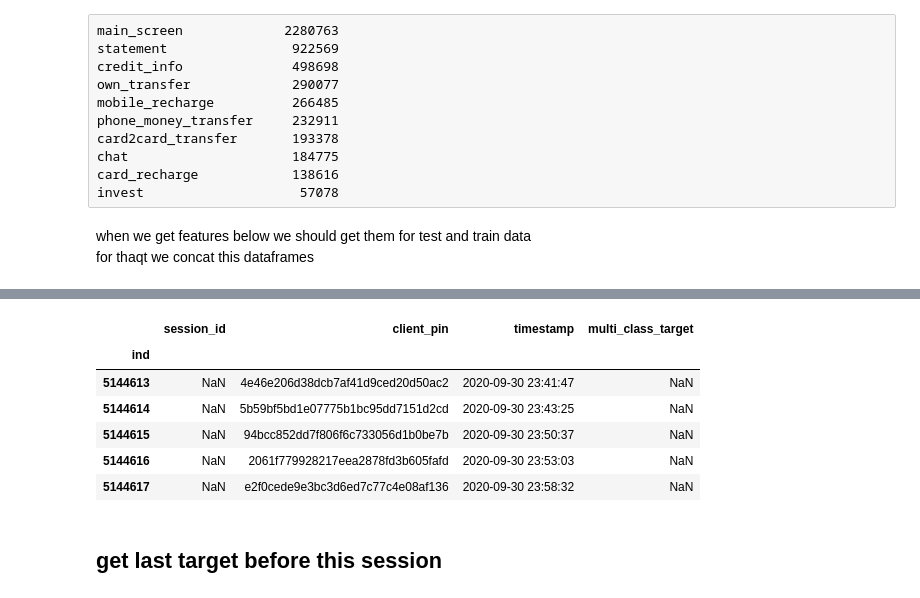
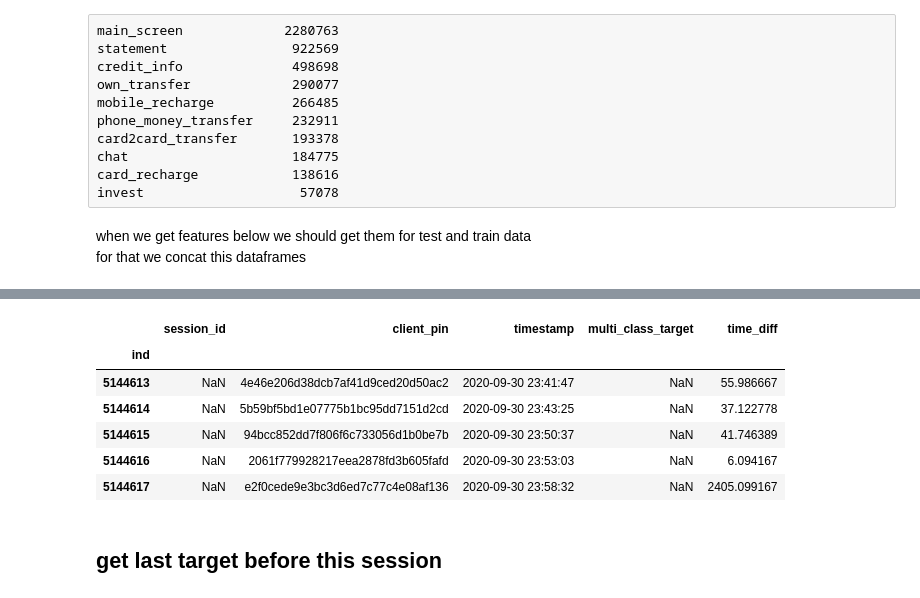
Before and after one commit to v010ch/AlfaBattle20_task1, a Jupyter notebook: step2_features_collect_stats.ipynb, the cells around one changed output, grey strips where cells are left out. Saved outputs shown, nothing was run; the diff lists cells and outputs as text; code cells hidden in the pictures.

```diff
--- a/step2_features_collect_stats.ipynb
+++ b/step2_features_collect_stats.ipynb
@@ -469,9 +469,11 @@ card_recharge            138616
 invest                    57078
 # %% [markdown]
 when we get features below we should get them for test and train data
-for thaqt we concat this dataframes
+for that we concat this dataframes
 # %%
 %%time
+# 1min 7s
+
 data_train = pd.read_csv(os.path.join(DATA, 'alfabattle2_abattle_train_target.csv'), parse_dates=['timestamp'])#.sort_values(by = ['timestamp'])
 data_test = pd.read_csv(os.path.join(DATA, 'alfabattle2_prediction_session_timestamp.csv'), parse_dates=['timestamp'])#.sort_values(by = ['timestamp'])
 data = pd.concat([data_train, data_test])
@@ -480,6 +482,11 @@ data.sort_values(by = ['timestamp'], inplace = True)
 data.reset_index(inplace = True)
 data.drop('index', axis = 1, inplace = True)
 data.index.name = 'ind'
+
+data['time_diff'] = data.groupby(['client_pin']).timestamp.diff()#.agg('size')
+data['time_diff'] = data.time_diff.apply(lambda x: x.total_seconds() / 3600)
+data['time_diff'].fillna(0, inplace = True)
+
 #data.head()
 data.tail()
 # %% [output]
@@ -487,10 +494,10 @@ Wall time: 16.3 s
-|  | session_id | client_pin | timestamp | multi_class_target |
-| ind |  |  |  |  |
-| 5144613 | NaN | 4e46e206d38dcb7af41d9ced20d50ac2 | 2020-09-30 23:41:47 | NaN |
-| 5144614 | NaN | 5b59bf5bd1e07775b1bc95dd7151d2cd | 2020-09-30 23:43:25 | NaN |
-| 5144615 | NaN | 94bcc852dd7f806f6c733056d1b0be7b | 2020-09-30 23:50:37 | NaN |
-| 5144616 | NaN | 2061f779928217eea2878fd3b605fafd | 2020-09-30 23:53:03 | NaN |
-| 5144617 | NaN | e2f0cede9e3bc3d6ed7c77c4e08af136 | 2020-09-30 23:58:32 | NaN |
+|  | session_id | client_pin | timestamp | multi_class_target | time_diff |
+| ind |  |  |  |  |  |
+| 5144613 | NaN | 4e46e206d38dcb7af41d9ced20d50ac2 | 2020-09-30 23:41:47 | NaN | 55.986667 |
+| 5144614 | NaN | 5b59bf5bd1e07775b1bc95dd7151d2cd | 2020-09-30 23:43:25 | NaN | 37.122778 |
+| 5144615 | NaN | 94bcc852dd7f806f6c733056d1b0be7b | 2020-09-30 23:50:37 | NaN | 41.746389 |
+| 5144616 | NaN | 2061f779928217eea2878fd3b605fafd | 2020-09-30 23:53:03 | NaN | 6.094167 |
+| 5144617 | NaN | e2f0cede9e3bc3d6ed7c77c4e08af136 | 2020-09-30 23:58:32 | NaN | 2405.099167 |
 # %% [markdown]
 ## get last target before this session
 # %%
```
Also changed, not shown: parts of 30 cells of this notebook, 17 other files.
